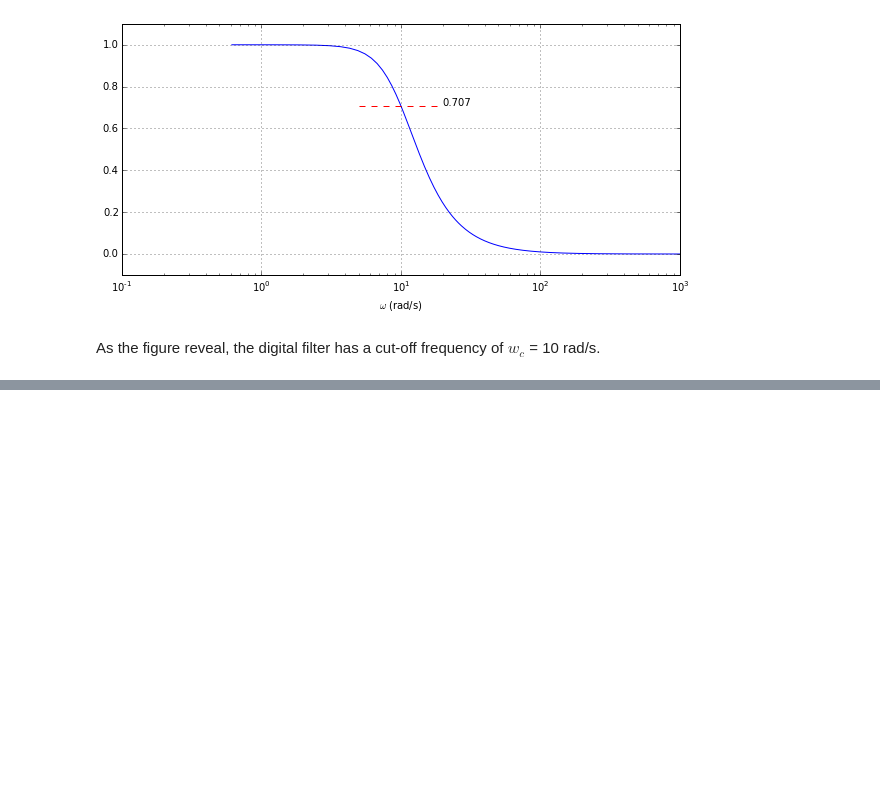
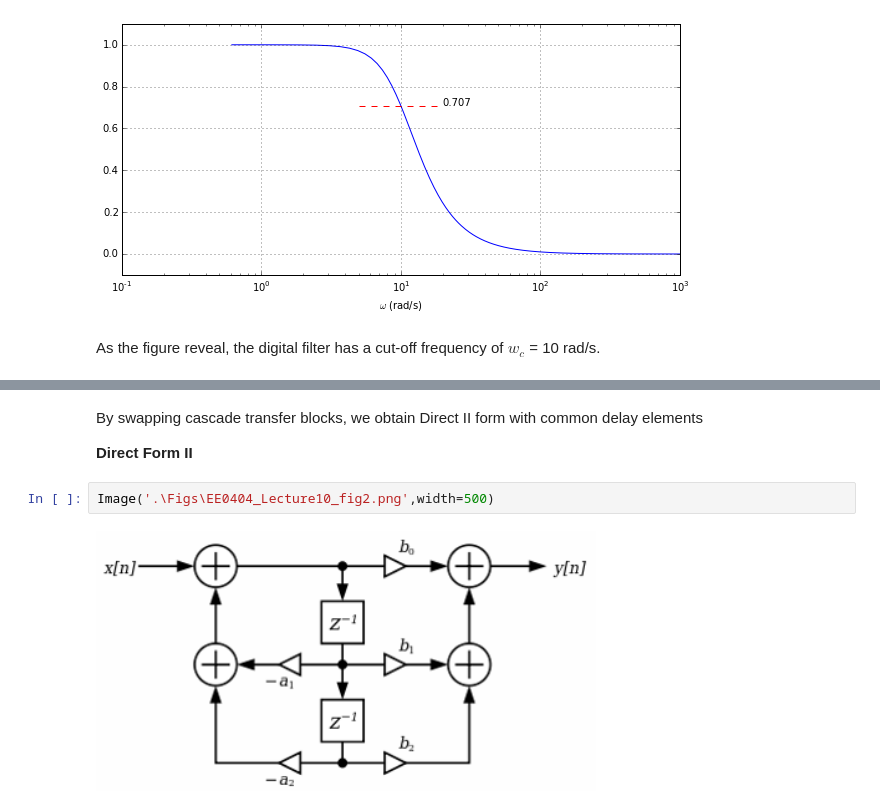
Before and after one commit to GurayGurkan/Lecture-Codes-Signal-Processing-Applications, a Jupyter notebook: EE0404_Lecture10.ipynb, the cells around one changed output, grey strips where cells are left out. Drawn from its saved outputs; the diff is of its cells as text; blank space fills up the shorter version.

```diff
--- a/EE0404_Lecture10.ipynb
+++ b/EE0404_Lecture10.ipynb
@@ -354,0 +381,8 @@ As the figure reveal, the digital filter has a cut-off frequency of $w_c$ = 10 r
+# %% [markdown]
+By swapping cascade transfer blocks, we obtain Direct II form with common delay elements
+
+**Direct Form II**
+# %%
+Image('.\Figs\EE0404_Lecture10_fig2.png',width=500)
+# %% [output]
+[figure, added]
```
Also changed, not shown: parts of 3 cells of this notebook.
